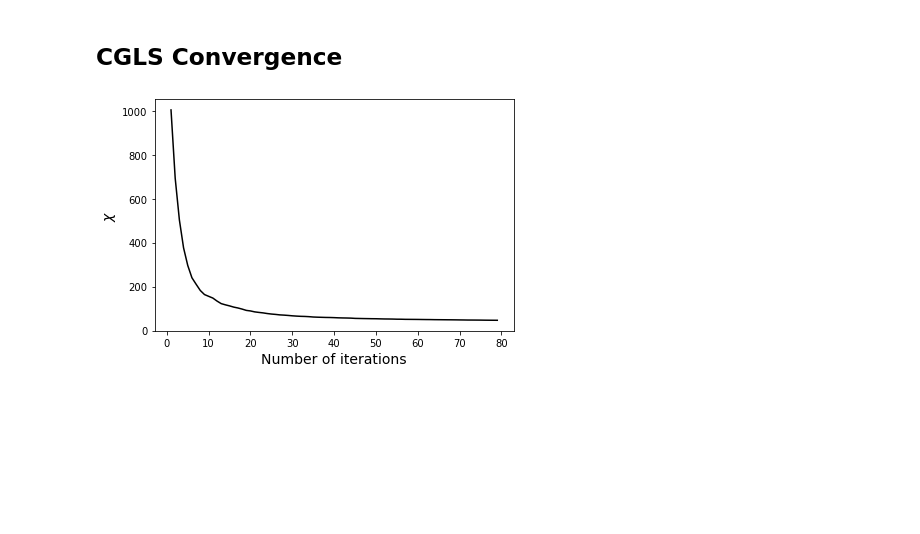
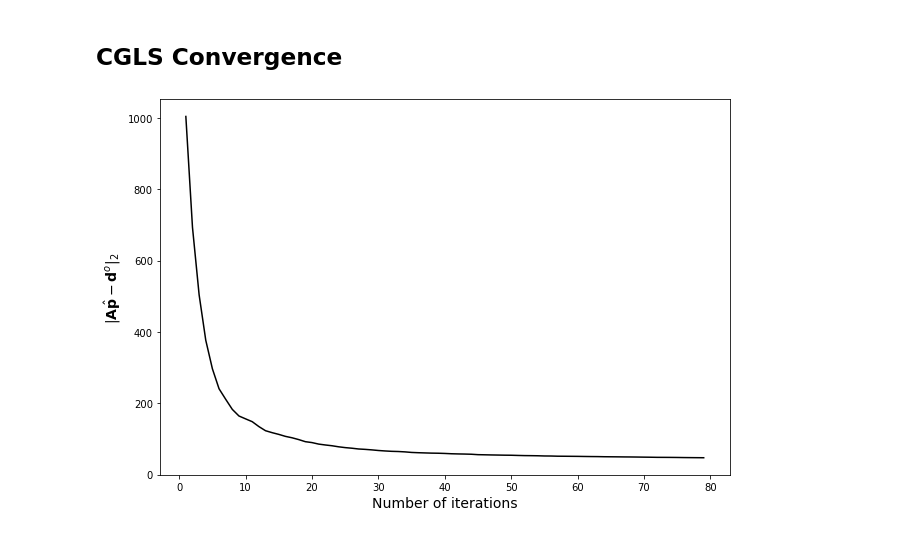
Before and after one commit to pinga-lab/eq_layer_mag_toeplitz, a Jupyter notebook: code/Fast_equivalent_BCCB_Magnetic_Noise_CGLS.ipynb, the cells around one changed output. Saved outputs shown, nothing was run; the diff lists cells and outputs as text; code cells hidden in the pictures; blank space fills up the shorter version.

```diff
--- a/code/Fast_equivalent_BCCB_Magnetic_Noise_CGLS.ipynb
+++ b/code/Fast_equivalent_BCCB_Magnetic_Noise_CGLS.ipynb
@@ -309,12 +309,12 @@ for k in itmax:
     norm_res_ls = np.linalg.norm(tf-dobs_cgls)
     res_list_ls.append(norm_res_ls)
 # %%
-fig = plt.figure(figsize=(6,4))
+fig = plt.figure(figsize=(9,6))
 fig.patch.set_facecolor('xkcd:white')
 plt.plot(itmax,res_list_ls, 'k-')
 plt.xlabel('Number of iterations', fontsize=14)
-plt.ylabel('$\chi$', fontsize=14)
+plt.ylabel('$|\mathbf{A}\hat{\mathbf{p}} - \mathbf{d}^o|_2$', fontsize=14)
 plt.tight_layout();
 plt.savefig('figures/convergence_synthetic_mag.png', dpi=300)
 # %% [output]
-[figure, old version]
+[figure, new version]
```
Also changed, not shown: 26 other files.
